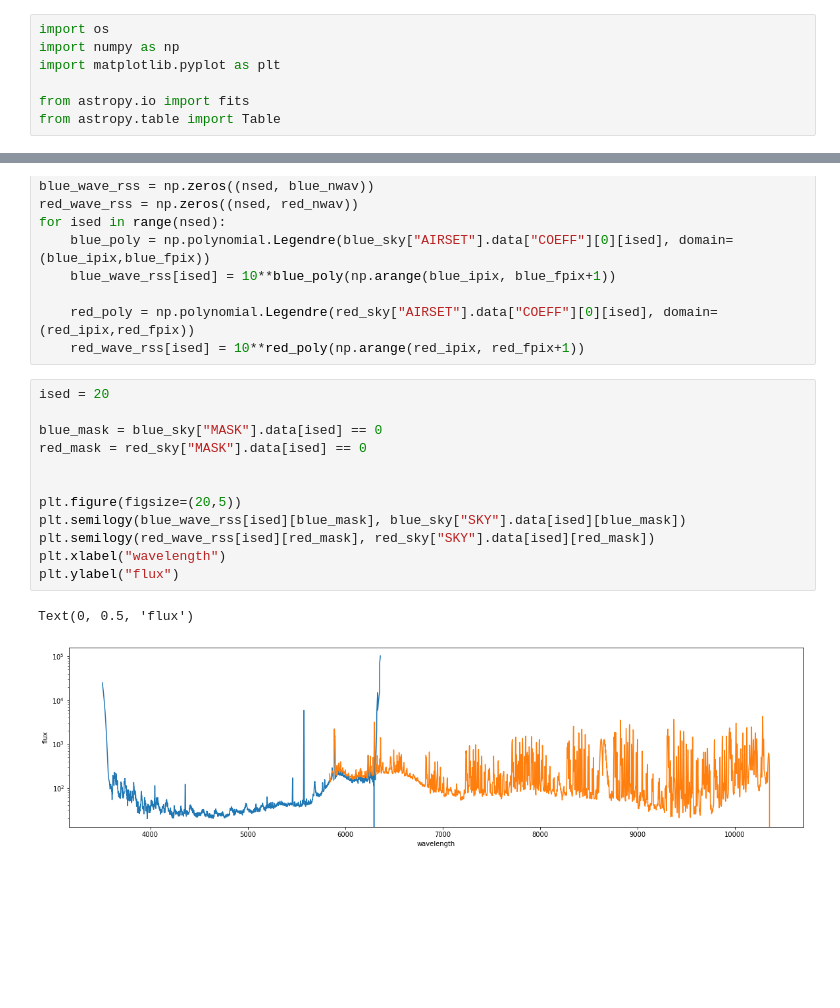
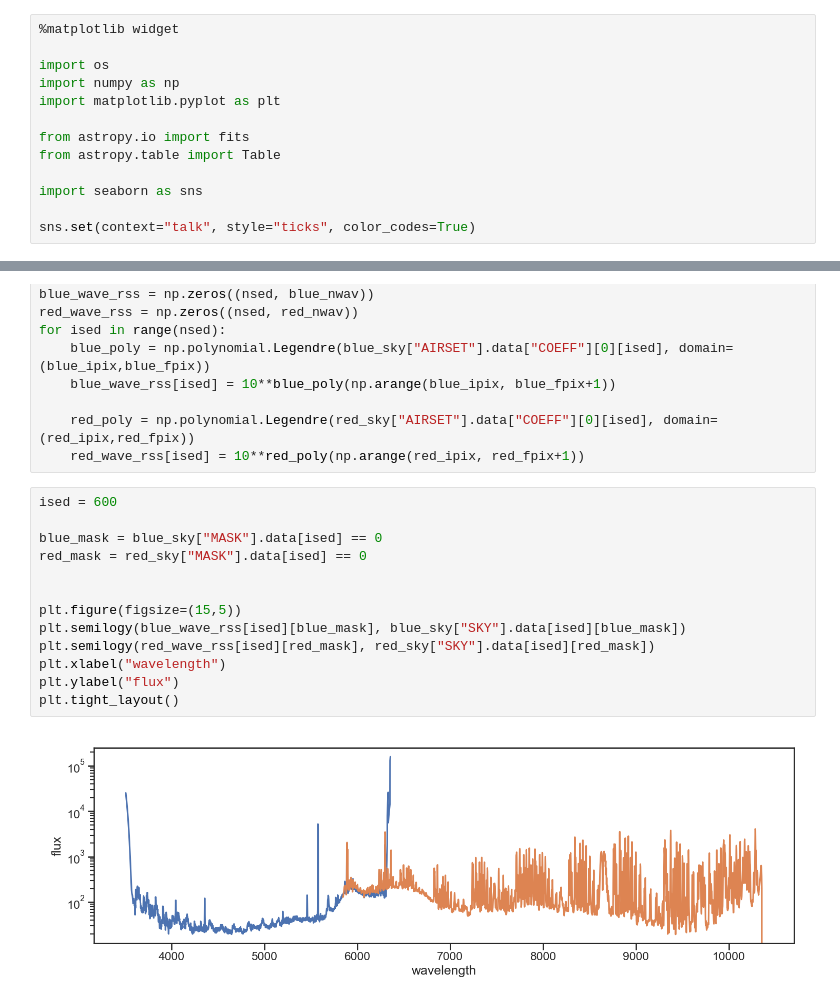
Before and after one commit to sdss/lvmdrp, a Jupyter notebook: docs/nb/sky-cont.ipynb, the cells around one changed output, grey strips where cells are left out. Saved outputs shown, nothing was run; the diff lists cells and outputs as text; blank space fills up the shorter version.

```diff
--- a/docs/nb/sky-cont.ipynb
+++ b/docs/nb/sky-cont.ipynb
@@ -1,10 +1,16 @@
 # %%
+%matplotlib widget
+
 import os
 import numpy as np
 import matplotlib.pyplot as plt
 
 from astropy.io import fits
 from astropy.table import Table
+
+import seaborn as sns
+
+sns.set(context="talk", style="ticks", color_codes=True)
 # %%
 # read MaNGA examples
 # extract sky spectra from blue and red channels
@@ -323,17 +329,17 @@ for ised in range(nsed):
     red_poly = np.polynomial.Legendre(red_sky["AIRSET"].data["COEFF"][0][ised], domain=(red_ipix,red_fpix))
     red_wave_rss[ised] = 10**red_poly(np.arange(red_ipix, red_fpix+1))
 # %%
-ised = 20
+ised = 600
 
 blue_mask = blue_sky["MASK"].data[ised] == 0
 red_mask = red_sky["MASK"].data[ised] == 0
 
 
-plt.figure(figsize=(20,5))
+plt.figure(figsize=(15,5))
 plt.semilogy(blue_wave_rss[ised][blue_mask], blue_sky["SKY"].data[ised][blue_mask])
 plt.semilogy(red_wave_rss[ised][red_mask], red_sky["SKY"].data[ised][red_mask])
 plt.xlabel("wavelength")
 plt.ylabel("flux")
+plt.tight_layout()
 # %% [output]
-Text(0, 0.5, 'flux')
-[figure, old version]
+[figure, new version]
```
Also changed, not shown: parts of 8 cells of this notebook.
